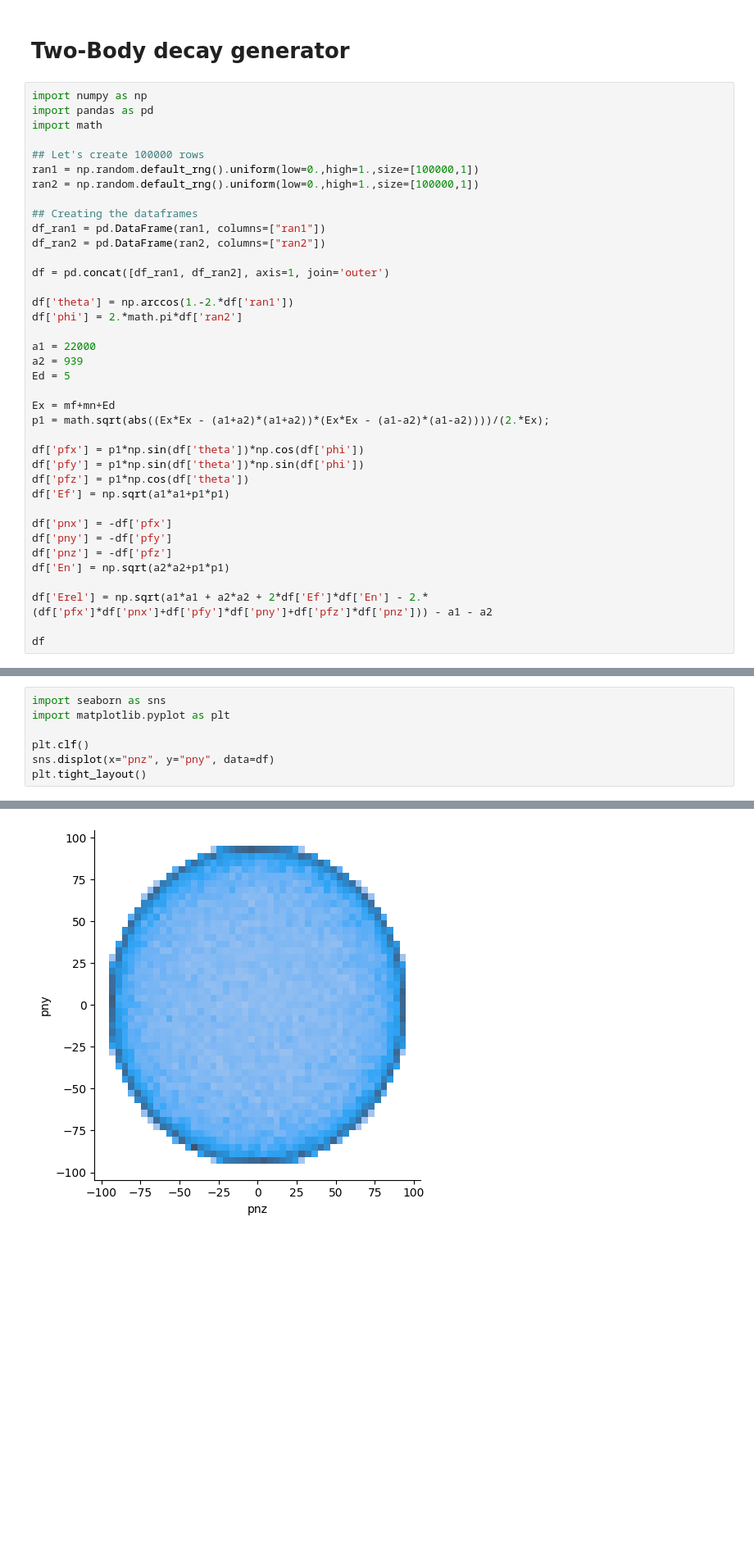
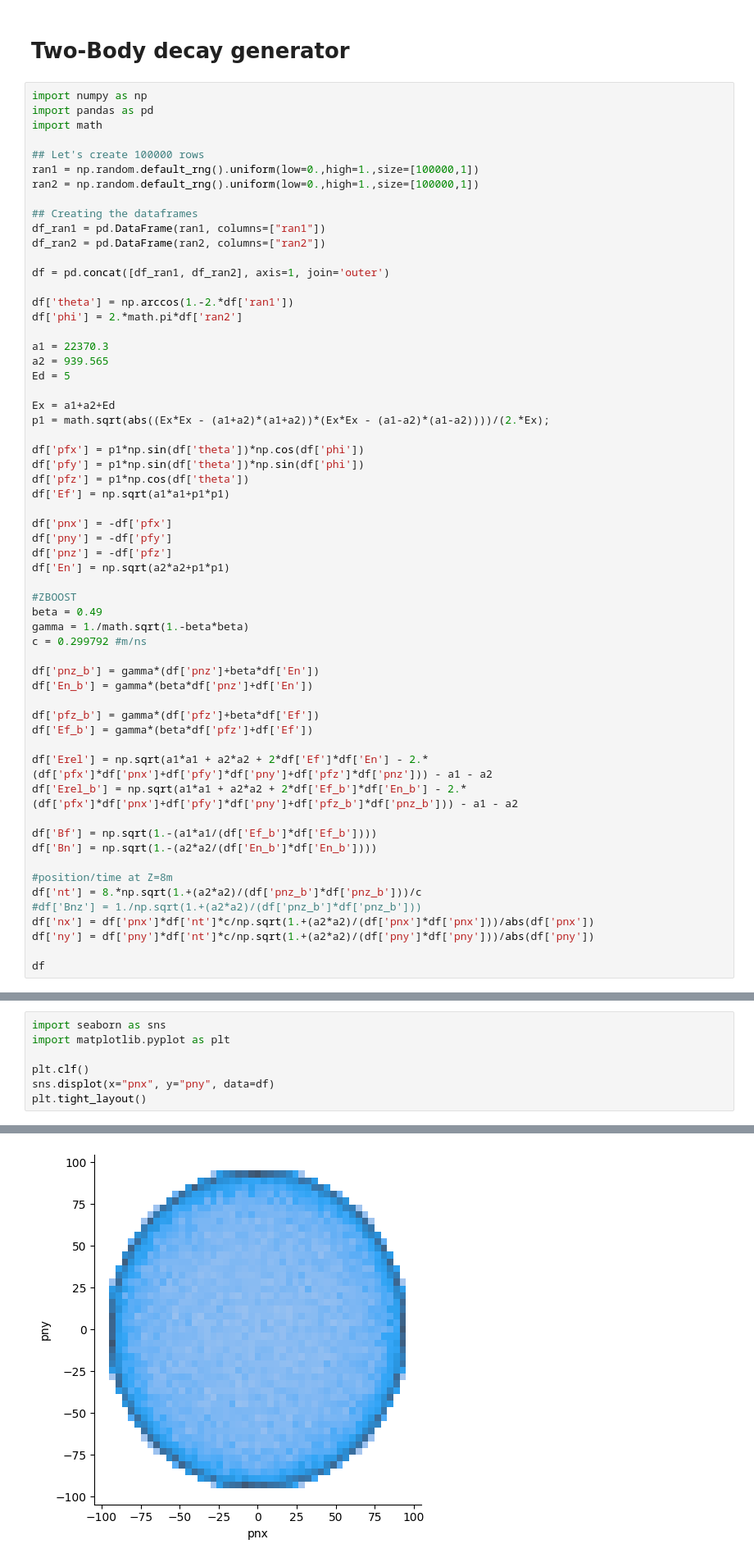
Before and after one commit to aldros/TwoBodyDecay, a Jupyter notebook: TwoBody.ipynb, the cells around one changed output, grey strips where cells are left out. Shown: that part at 82% size. Cells and saved outputs as stored; diff of their text form; blank space fills up the shorter version.

```diff
--- a/TwoBody.ipynb
+++ b/TwoBody.ipynb
@@ -18,11 +18,11 @@ df = pd.concat([df_ran1, df_ran2], axis=1, join='outer')
 df['theta'] = np.arccos(1.-2.*df['ran1'])
 df['phi'] = 2.*math.pi*df['ran2']
 
-a1 = 22000
-a2 = 939
+a1 = 22370.3
+a2 = 939.565
 Ed = 5
 
-Ex = mf+mn+Ed
+Ex = a1+a2+Ed
 p1 = math.sqrt(abs((Ex*Ex - (a1+a2)*(a1+a2))*(Ex*Ex - (a1-a2)*(a1-a2))))/(2.*Ex);
 
 df['pfx'] = p1*np.sin(df['theta'])*np.cos(df['phi'])
@@ -35,7 +35,28 @@ df['pny'] = -df['pfy']
 df['pnz'] = -df['pfz']
 df['En'] = np.sqrt(a2*a2+p1*p1)
 
+#ZBOOST
+beta = 0.49
+gamma = 1./math.sqrt(1.-beta*beta)
+c = 0.299792 #m/ns
+
+df['pnz_b'] = gamma*(df['pnz']+beta*df['En'])
+df['En_b'] = gamma*(beta*df['pnz']+df['En'])
+
+df['pfz_b'] = gamma*(df['pfz']+beta*df['Ef'])
+df['Ef_b'] = gamma*(beta*df['pfz']+df['Ef'])
+
 df['Erel'] = np.sqrt(a1*a1 + a2*a2 + 2*df['Ef']*df['En'] - 2.*(df['pfx']*df['pnx']+df['pfy']*df['pny']+df['pfz']*df['pnz'])) - a1 - a2
+df['Erel_b'] = np.sqrt(a1*a1 + a2*a2 + 2*df['Ef_b']*df['En_b'] - 2.*(df['pfx']*df['pnx']+df['pfy']*df['pny']+df['pfz_b']*df['pnz_b'])) - a1 - a2
+
+df['Bf'] = np.sqrt(1.-(a1*a1/(df['Ef_b']*df['Ef_b'])))
+df['Bn'] = np.sqrt(1.-(a2*a2/(df['En_b']*df['En_b'])))
+
+#position/time at Z=8m
+df['nt'] = 8.*np.sqrt(1.+(a2*a2)/(df['pnz_b']*df['pnz_b']))/c
+#df['Bnz'] = 1./np.sqrt(1.+(a2*a2)/(df['pnz_b']*df['pnz_b']))
+df['nx'] = df['pnx']*df['nt']*c/np.sqrt(1.+(a2*a2)/(df['pnx']*df['pnx']))/abs(df['pnx'])
+df['ny'] = df['pny']*df['nt']*c/np.sqrt(1.+(a2*a2)/(df['pny']*df['pny']))/abs(df['pny'])
 
 df
 # %% [output]
@@ -55,10 +76,10 @@ df
 # %%
 import seaborn as sns
 import matplotlib.pyplot as plt
 
 plt.clf()
-sns.displot(x="pnz", y="pny", data=df)
+sns.displot(x="pnx", y="pny", data=df)
 plt.tight_layout()
 # %% [output]
 <Figure size 640x480 with 0 Axes>
-[figure, old version]
+[figure, new version]
```
Also changed, not shown: parts of 8 cells of this notebook.
